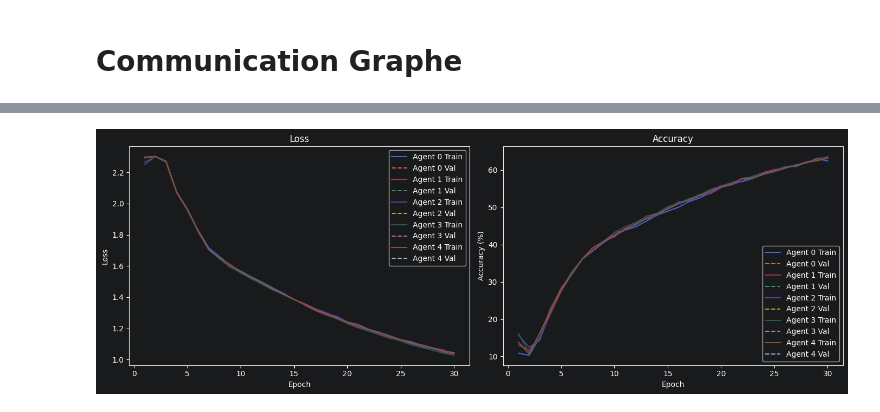
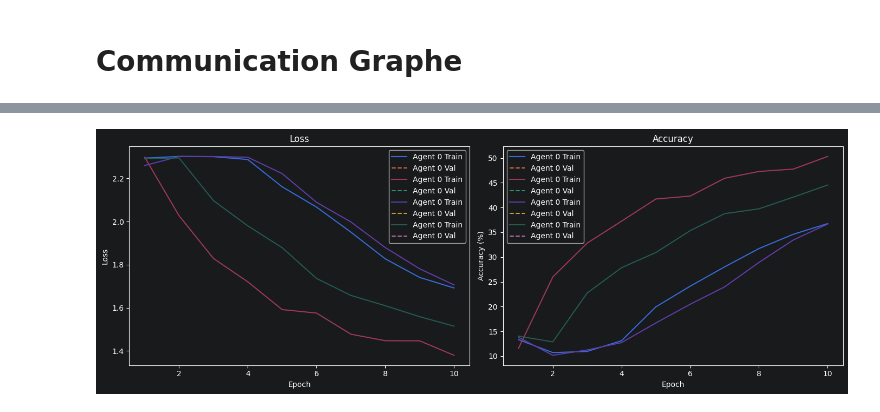
Before and after one commit to R-Florent/IA_A_-_Z, a Jupyter notebook: main.ipynb, the cells around one changed output, grey strips where cells are left out. Cells and saved outputs as stored; diff of their text form; code cells hidden in the pictures.

Commit message:
Feature: implemntation news wave of metric for AI

```diff
--- a/main.ipynb
+++ b/main.ipynb
@@ -28,7 +30,7 @@ from ExperimentRunner import ExperimentRunner
 
 RANDOM_SEED = 123
 BATCH_SIZE = 10
-NUM_EPOCHES = 100
+NUM_EPOCHES = 10
 
 MOMENTUM = 0.9
 LEARING_RATE = 0.001
@@ -44,5 +46,5 @@ torch.version
 torch.version.cuda
 torch.cuda.is_available()
 
-agent_list = genereate_agent(BATCH_SIZE,N_AGENT,DEVICE)
+#agent_list = genereate_agent(BATCH_SIZE,N_AGENT,DEVICE)
 # %% [output]
@@ -125,0 +96,3 @@ Les modèles ont fini l'entraînement
+# %%
+for communication_model in COMMUNICATION_METHODS:
+    print(COMMUNICATION_METHODS[communication_model])
@@ -125,0 +104,7 @@ Les modèles ont fini l'entraînement
+# %%
+agent_list_communication_model = []
+
+for communication_model in COMMUNICATION_METHODS:
+    agent_list = genereate_agent(BATCH_SIZE,N_AGENT,DEVICE)
+    metrics = train_agent(agent_list,NUM_EPOCHES,graph,k,COMMUNICATION_METHODS[communication_model])
+    agent_list_communication_model.append(agent_list[0])
@@ -130,7 +133,7 @@ metrics.plot_history()
 # %%
-plot_all_agents_metrics(agent_list)
+plot_all_agents_metrics(agent_list_communication_model)
 # %% [output]
-[figure, old version]
+[figure, new version]
 # %%
 for agent in agent_list:
 
```
Also changed, not shown: parts of 11 cells of this notebook, 4 other files.
